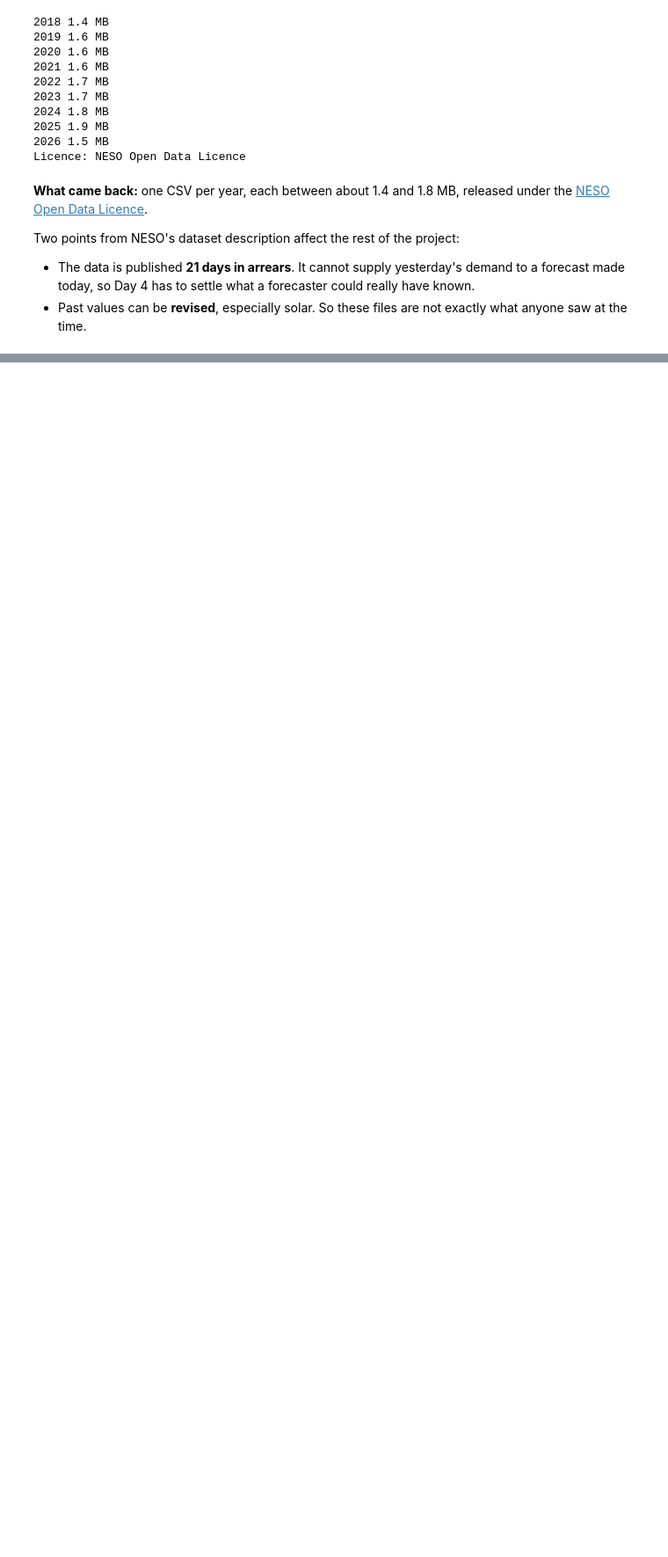
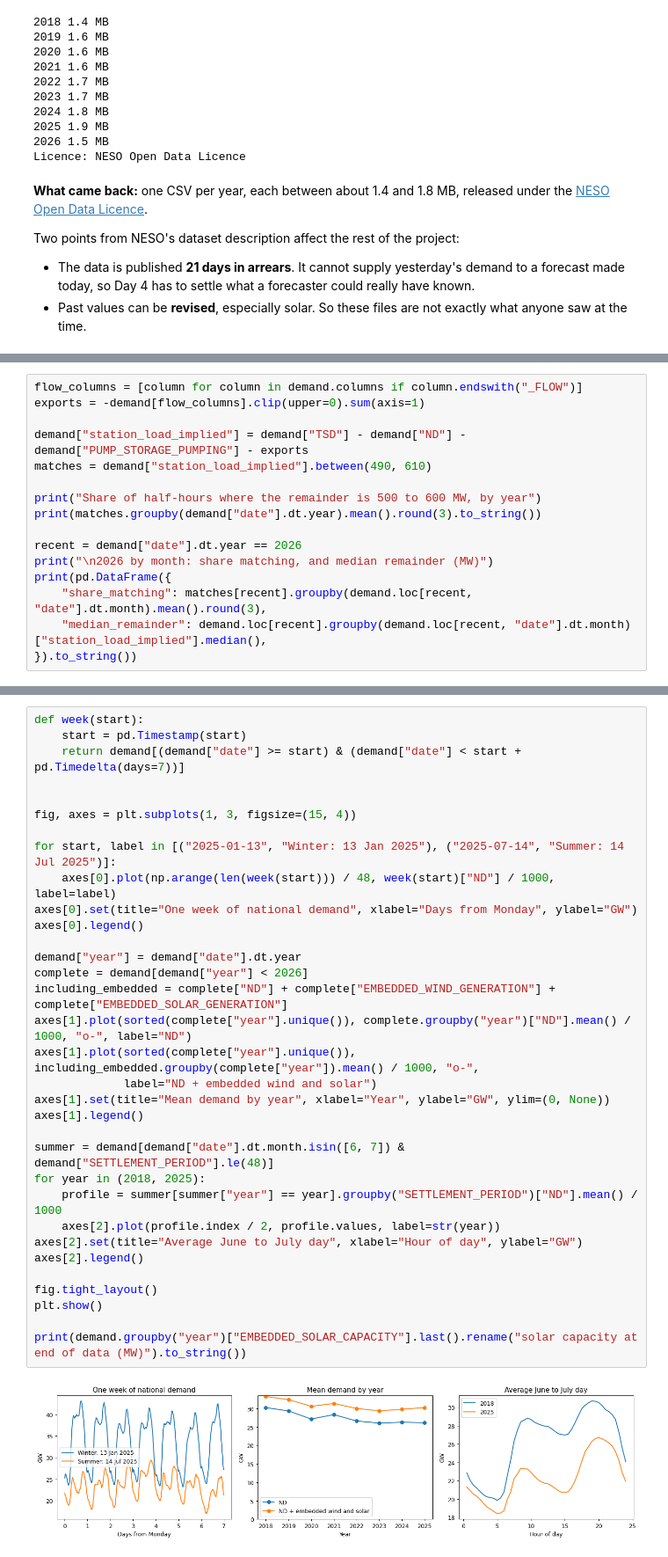
Before and after one commit to ansingh16/gb-demand-forecast, a Jupyter notebook: notebooks/01_data_and_definitions.ipynb, the cells around one changed output, grey strips where cells are left out. Shown at 88% size. Saved outputs shown, nothing was run; the diff lists cells and outputs as text; blank space fills up the shorter version.

Commit message:
column definitions, data checks and a first look at demand

```diff
--- a/notebooks/01_data_and_definitions.ipynb
+++ b/notebooks/01_data_and_definitions.ipynb
@@ -107,0 +307,16 @@ Two points from NESO's dataset description affect the rest of the project:
+# %%
+flow_columns = [column for column in demand.columns if column.endswith("_FLOW")]
+exports = -demand[flow_columns].clip(upper=0).sum(axis=1)
+
+demand["station_load_implied"] = demand["TSD"] - demand["ND"] - demand["PUMP_STORAGE_PUMPING"] - exports
+matches = demand["station_load_implied"].between(490, 610)
+
+print("Share of half-hours where the remainder is 500 to 600 MW, by year")
+print(matches.groupby(demand["date"].dt.year).mean().round(3).to_string())
+
+recent = demand["date"].dt.year == 2026
+print("\n2026 by month: share matching, and median remainder (MW)")
+print(pd.DataFrame({
+    "share_matching": matches[recent].groupby(demand.loc[recent, "date"].dt.month).mean().round(3),
+    "median_remainder": demand.loc[recent].groupby(demand.loc[recent, "date"].dt.month)["station_load_implied"].median(),
+}).to_string())
@@ -107,0 +360,35 @@ Two points from NESO's dataset description affect the rest of the project:
+# %%
+def week(start):
+    start = pd.Timestamp(start)
+    return demand[(demand["date"] >= start) & (demand["date"] < start + pd.Timedelta(days=7))]
+
+
+fig, axes = plt.subplots(1, 3, figsize=(15, 4))
+
+for start, label in [("2025-01-13", "Winter: 13 Jan 2025"), ("2025-07-14", "Summer: 14 Jul 2025")]:
+    axes[0].plot(np.arange(len(week(start))) / 48, week(start)["ND"] / 1000, label=label)
+axes[0].set(title="One week of national demand", xlabel="Days from Monday", ylabel="GW")
+axes[0].legend()
+
+demand["year"] = demand["date"].dt.year
+complete = demand[demand["year"] < 2026]
+including_embedded = complete["ND"] + complete["EMBEDDED_WIND_GENERATION"] + complete["EMBEDDED_SOLAR_GENERATION"]
+axes[1].plot(sorted(complete["year"].unique()), complete.groupby("year")["ND"].mean() / 1000, "o-", label="ND")
+axes[1].plot(sorted(complete["year"].unique()), including_embedded.groupby(complete["year"]).mean() / 1000, "o-",
+             label="ND + embedded wind and solar")
+axes[1].set(title="Mean demand by year", xlabel="Year", ylabel="GW", ylim=(0, None))
+axes[1].legend()
+
+summer = demand[demand["date"].dt.month.isin([6, 7]) & demand["SETTLEMENT_PERIOD"].le(48)]
+for year in (2018, 2025):
+    profile = summer[summer["year"] == year].groupby("SETTLEMENT_PERIOD")["ND"].mean() / 1000
+    axes[2].plot(profile.index / 2, profile.values, label=str(year))
+axes[2].set(title="Average June to July day", xlabel="Hour of day", ylabel="GW")
+axes[2].legend()
+
+fig.tight_layout()
+plt.show()
+
+print(demand.groupby("year")["EMBEDDED_SOLAR_CAPACITY"].last().rename("solar capacity at end of data (MW)").to_string())
+# %% [output]
+[figure, added]
```
Also changed, not shown: parts of 19 cells of this notebook.
